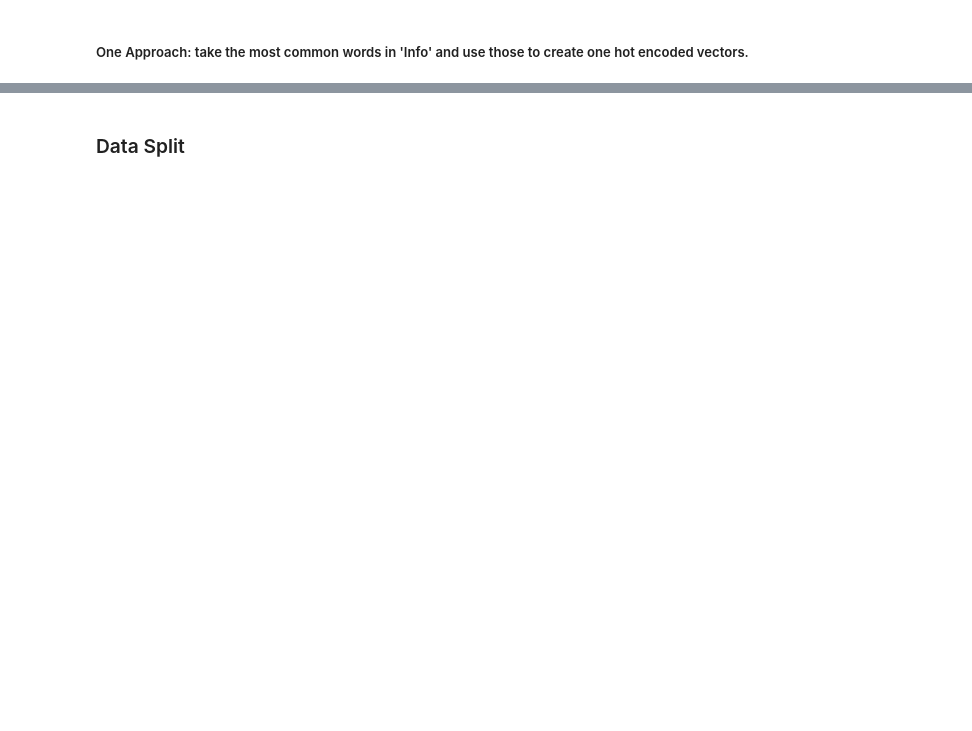
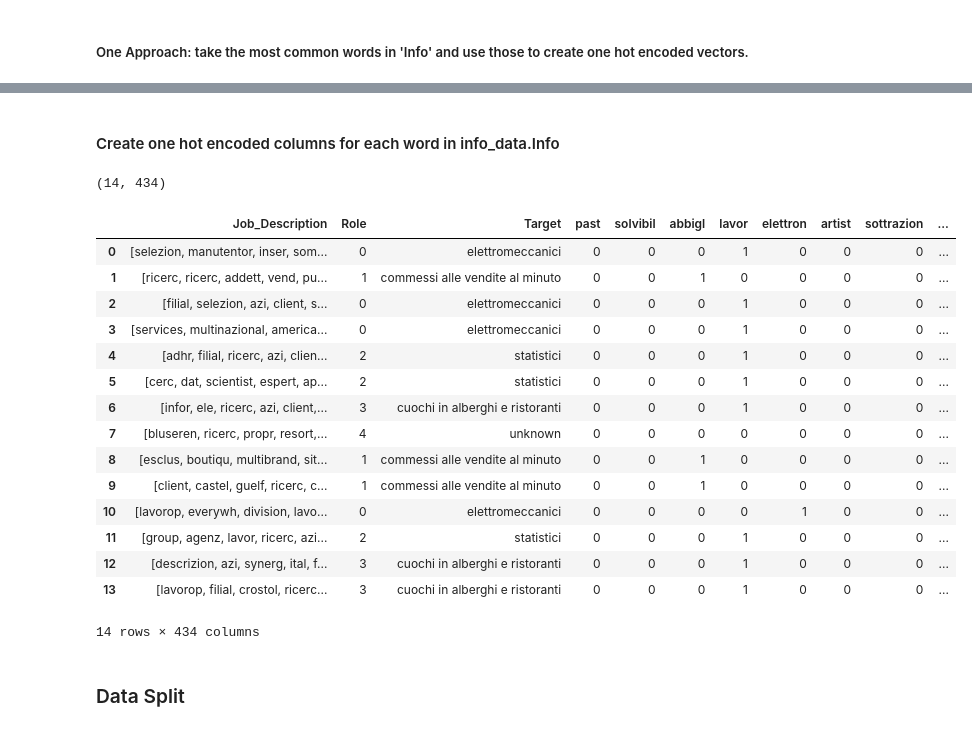
Before and after one commit to giorgiomondauto/NLP_LEO, a Jupyter notebook: NLP for JOB.ipynb, the cells around one changed output, grey strips where cells are left out. Drawn from its saved outputs; the diff is of its cells as text; code cells hidden in the pictures; blank space fills up the shorter version.

```diff
--- a/NLP for JOB.ipynb
+++ b/NLP for JOB.ipynb
@@ -678,0 +665,3 @@ data.head()
+# %%
+data['Job_Description'] = data['Job_Description'].apply(lambda x: [stemmer.stem(i) for i in word_tokenize(x)])
+data.head()
@@ -678,0 +675,3 @@ data.head()
+# %%
+info_data['Info'] = info_data['Info'].apply(lambda x: [stemmer.stem(i) for i in x])
+info_data.head()
@@ -679,2 +684,33 @@ data.head()
+# %% [markdown]
+#### Create one hot encoded columns for each word in info_data.Info
+# %%
+all_words = []
+for i in info_data['Info']:
+    all_words.append(i)
+lista_info_words = list(set([i for x in all_words for i in x]))
+# %%
+for i in lista_info_words:
+    data[i] = data['Job_Description'].apply(lambda x:  1 if i in x else 0)
+# %%
+print(data.shape)
+data
+# %% [output]
+(14, 434)
+|  | Job_Description | Role | Target | past | solvibil | abbigl | lavor | elettron | artist | sottrazion | ... |
+| 0 | [selezion, manutentor, inser, som... | 0 | elettromeccanici | 0 | 0 | 0 | 1 | 0 | 0 | 0 | ... |
+| 1 | [ricerc, ricerc, addett, vend, pu... | 1 | commessi alle vendite al minuto | 0 | 0 | 1 | 0 | 0 | 0 | 0 | ... |
+| 2 | [filial, selezion, azi, client, s... | 0 | elettromeccanici | 0 | 0 | 0 | 1 | 0 | 0 | 0 | ... |
+| 3 | [services, multinazional, america... | 0 | elettromeccanici | 0 | 0 | 0 | 1 | 0 | 0 | 0 | ... |
+| 4 | [adhr, filial, ricerc, azi, clien... | 2 | statistici | 0 | 0 | 0 | 1 | 0 | 0 | 0 | ... |
+| 5 | [cerc, dat, scientist, espert, ap... | 2 | statistici | 0 | 0 | 0 | 1 | 0 | 0 | 0 | ... |
+| 6 | [infor, ele, ricerc, azi, client,... | 3 | cuochi in alberghi e ristoranti | 0 | 0 | 0 | 1 | 0 | 0 | 0 | ... |
+| 7 | [bluseren, ricerc, propr, resort,... | 4 | unknown | 0 | 0 | 0 | 0 | 0 | 0 | 0 | ... |
+| 8 | [esclus, boutiqu, multibrand, sit... | 1 | commessi alle vendite al minuto | 0 | 0 | 1 | 0 | 0 | 0 | 0 | ... |
+| 9 | [client, castel, guelf, ricerc, c... | 1 | commessi alle vendite al minuto | 0 | 0 | 1 | 0 | 0 | 0 | 0 | ... |
+| 10 | [lavorop, everywh, division, lavo... | 0 | elettromeccanici | 0 | 0 | 0 | 0 | 1 | 0 | 0 | ... |
+| 11 | [group, agenz, lavor, ricerc, azi... | 2 | statistici | 0 | 0 | 0 | 1 | 0 | 0 | 0 | ... |
+| 12 | [descrizion, azi, synerg, ital, f... | 3 | cuochi in alberghi e ristoranti | 0 | 0 | 0 | 1 | 0 | 0 | 0 | ... |
+| 13 | [lavorop, filial, crostol, ricerc... | 3 | cuochi in alberghi e ristoranti | 0 | 0 | 0 | 1 | 0 | 0 | 0 | ... |
+14 rows × 434 columns
 # %% [markdown]
 ### Data Split
```
Also changed, not shown: parts of 29 cells of this notebook, 5 other files.
